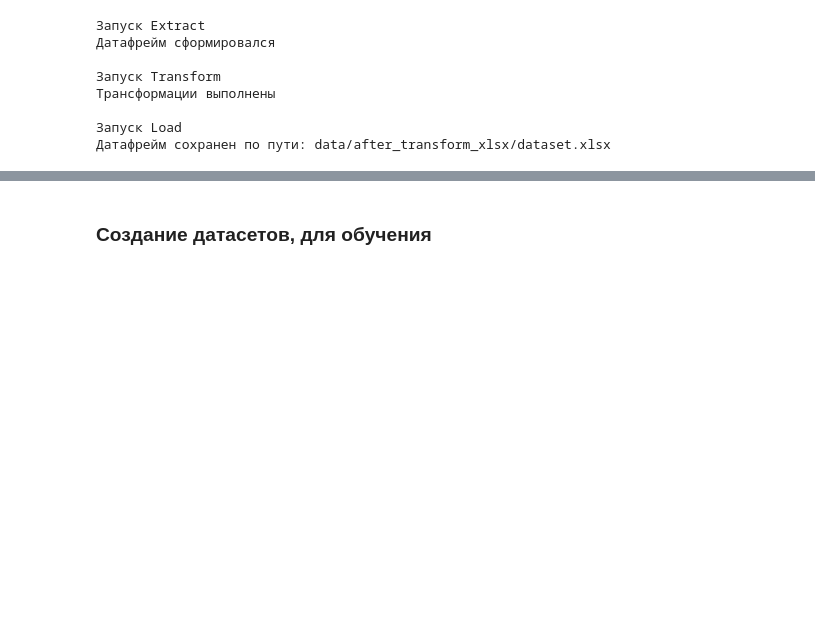
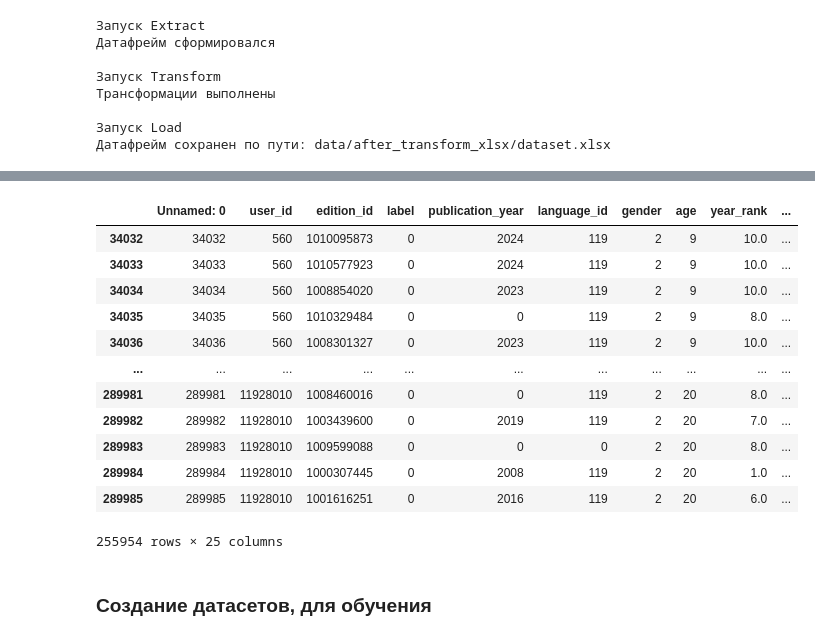
Before and after one commit to Mister-0-Zero/Academi-AI-competition, a Jupyter notebook: main.ipynb, the cells around one changed output, grey strips where cells are left out. Cells and saved outputs as stored; diff of their text form; code cells hidden in the pictures; blank space fills up the shorter version.

```diff
--- a/main.ipynb
+++ b/main.ipynb
@@ -9,3 +11,7 @@ import pandas as pd
+# %%
+pd.set_option("display.max_columns", None)
+pd.set_option("display.width", None)
+pd.set_option("display.max_rows", 100)
 # %% [markdown]
 ### Составим excel файл, для проверки правильности заполнения данных
 # %%
@@ -40,3 +43,19 @@ df
+# %%
+df[df["label"] == 0]
+# %% [output]
+|  | Unnamed: 0 | user_id | edition_id | label | publication_year | language_id | gender | age | year_rank | ... |
+| 34032 | 34032 | 560 | 1010095873 | 0 | 2024 | 119 | 2 | 9 | 10.0 | ... |
+| 34033 | 34033 | 560 | 1010577923 | 0 | 2024 | 119 | 2 | 9 | 10.0 | ... |
+| 34034 | 34034 | 560 | 1008854020 | 0 | 2023 | 119 | 2 | 9 | 10.0 | ... |
+| 34035 | 34035 | 560 | 1010329484 | 0 | 0 | 119 | 2 | 9 | 8.0 | ... |
+| 34036 | 34036 | 560 | 1008301327 | 0 | 2023 | 119 | 2 | 9 | 10.0 | ... |
+| ... | ... | ... | ... | ... | ... | ... | ... | ... | ... | ... |
+| 289981 | 289981 | 11928010 | 1008460016 | 0 | 0 | 119 | 2 | 20 | 8.0 | ... |
+| 289982 | 289982 | 11928010 | 1003439600 | 0 | 2019 | 119 | 2 | 20 | 7.0 | ... |
+| 289983 | 289983 | 11928010 | 1009599088 | 0 | 0 | 0 | 2 | 20 | 8.0 | ... |
+| 289984 | 289984 | 11928010 | 1000307445 | 0 | 2008 | 119 | 2 | 20 | 1.0 | ... |
+| 289985 | 289985 | 11928010 | 1001616251 | 0 | 2016 | 119 | 2 | 20 | 6.0 | ... |
+255954 rows × 25 columns
 # %% [markdown]
 ### Создание датасетов, для обучения
 # %%
```
Also changed, not shown: parts of 3 cells of this notebook, 3 other files.
